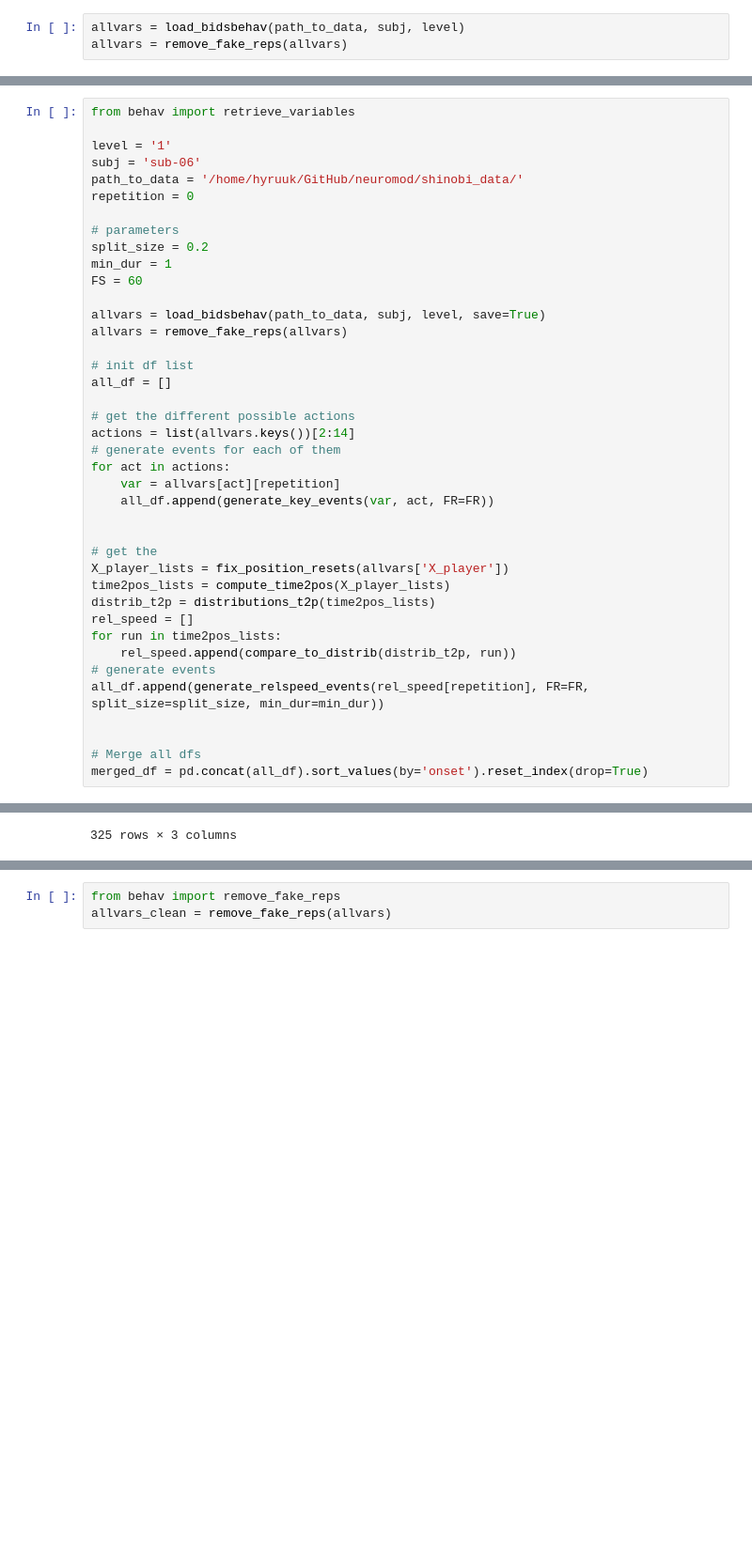
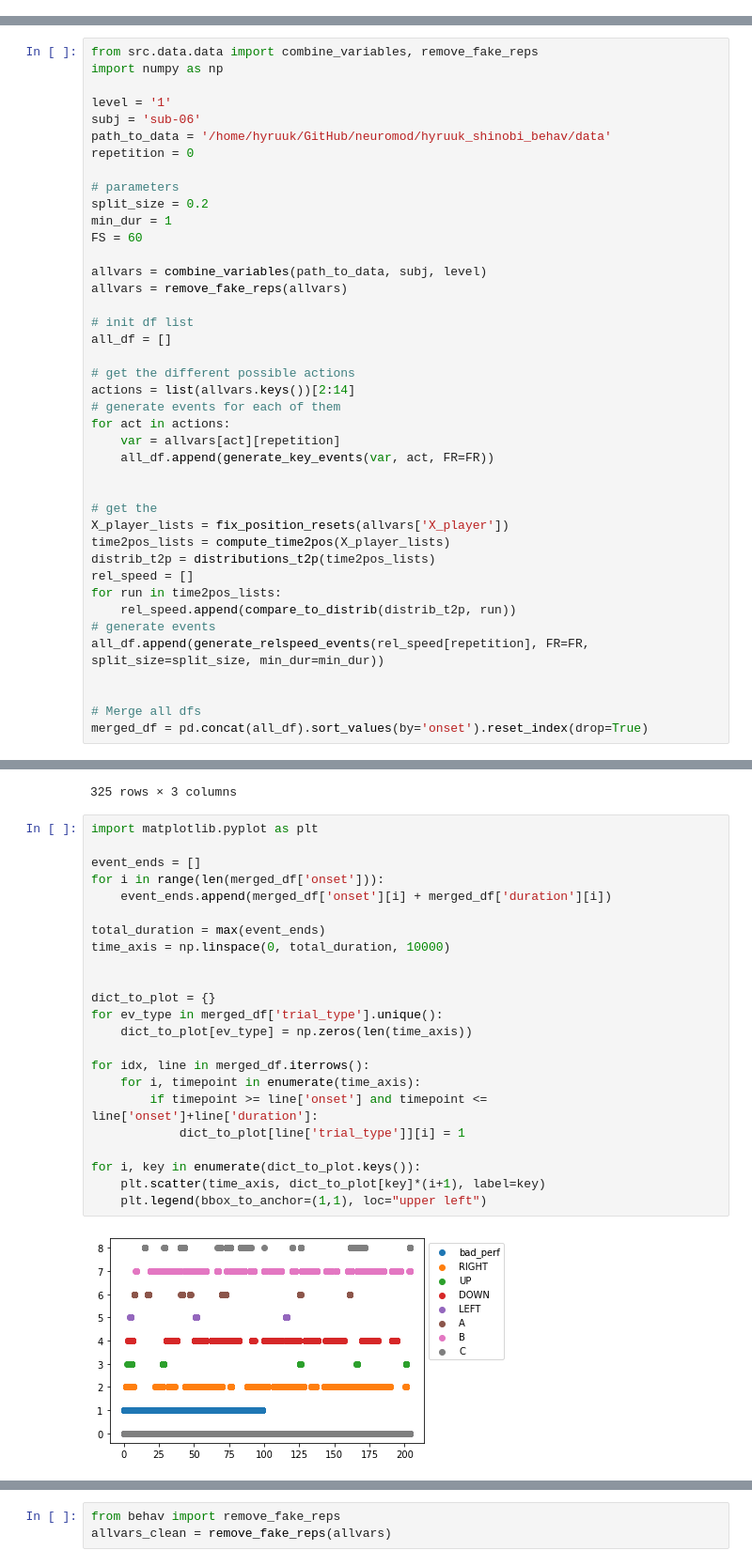
Before and after one commit to courtois-neuromod/shinobi_behav, a Jupyter notebook: notebooks/subject_analysis.ipynb, the cells around one changed output, grey strips where cells are left out. Shown at 94% size. Drawn from its saved outputs; the diff is of its cells as text; blank space fills up the shorter version.

Commit message:
created function to plot the events

```diff
--- a/notebooks/subject_analysis.ipynb
+++ b/notebooks/subject_analysis.ipynb
@@ -62,3 +6,0 @@ len(allvars['filename'])
-# %%
-allvars = load_bidsbehav(path_to_data, subj, level)
-allvars = remove_fake_reps(allvars)
@@ -65,9 +72,10 @@ allvars = remove_fake_reps(allvars)
 # %%
-from behav import retrieve_variables
+from src.data.data import combine_variables, remove_fake_reps
+import numpy as np
 
 level = '1'
 subj = 'sub-06'
-path_to_data = '/home/hyruuk/GitHub/neuromod/shinobi_data/'
+path_to_data = '/home/hyruuk/GitHub/neuromod/hyruuk_shinobi_behav/data'
 repetition = 0
 
 # parameters
@@ -75,7 +83,7 @@ split_size = 0.2
 min_dur = 1
 FS = 60
 
-allvars = load_bidsbehav(path_to_data, subj, level, save=True)
+allvars = combine_variables(path_to_data, subj, level)
 allvars = remove_fake_reps(allvars)
 
 # init df list
@@ -118,3 +126,28 @@ merged_df
 | 323 | 203.717 | 0.150000 | B |
 | 324 | 203.717 | 0.233000 | C |
 325 rows × 3 columns
+# %%
+import matplotlib.pyplot as plt
+
+event_ends = []
+for i in range(len(merged_df['onset'])):
+    event_ends.append(merged_df['onset'][i] + merged_df['duration'][i])
+
+total_duration = max(event_ends)
+time_axis = np.linspace(0, total_duration, 10000)
+
+
+dict_to_plot = {}
+for ev_type in merged_df['trial_type'].unique():
+    dict_to_plot[ev_type] = np.zeros(len(time_axis))
+
+for idx, line in merged_df.iterrows():
+    for i, timepoint in enumerate(time_axis):
+        if timepoint >= line['onset'] and timepoint <= line['onset']+line['duration']:
+            dict_to_plot[line['trial_type']][i] = 1
+
+for i, key in enumerate(dict_to_plot.keys()):
+    plt.scatter(time_axis, dict_to_plot[key]*(i+1), label=key)
+    plt.legend(bbox_to_anchor=(1,1), loc="upper left")
+# %% [output]
+[figure, added]
```
Also changed, not shown: parts of 20 cells of this notebook.
